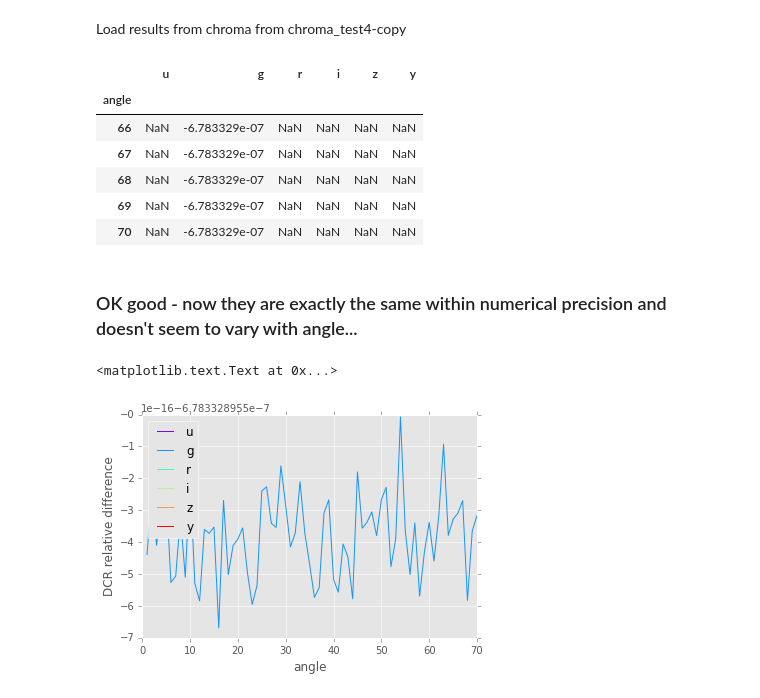
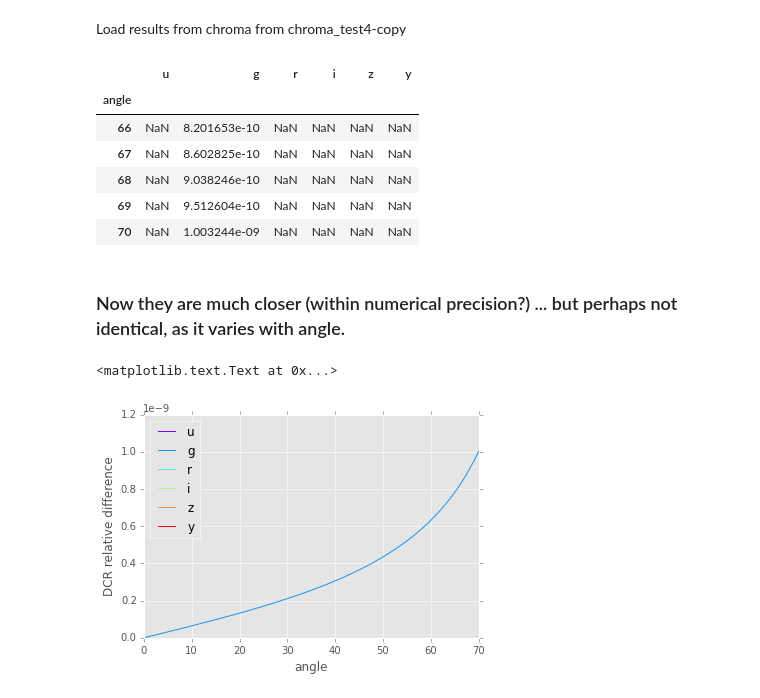
Before and after one commit to isullivan/LSST-DCR, a Jupyter notebook: code/notebooks/chroma_test5-Copy1.ipynb, the cells around one changed output. Saved outputs shown, nothing was run; the diff lists cells and outputs as text; code cells hidden in the pictures.

```diff
--- a/code/notebooks/chroma_test5-Copy1.ipynb
+++ b/code/notebooks/chroma_test5-Copy1.ipynb
@@ -65,7 +65,7 @@ zd1        = np.arccos(1./airmass1) * 180/np.pi
 
 # Extracted from Winter2014 DCR3.py
 def getOffset(wavelen, flux, zd):
-    photons = flux / wavelen   ## convert flux (still in units of fnu) to photons
+    photons = flux #/ wavelen   ## convert flux (still in units of fnu) to photons
     off = refract(wavelen*1.e-3, zd * np.pi / 180.) * 180. / np.pi * 3600. # arcsec
     return np.sum(off * photons) / np.sum(photons)
     ## Try using integration instead (as in chroma):
@@ -94,6 +94,12 @@ plt.plot(star.wavelen, star.flambda)
 [figure]
 # %%
 bps = bpDict.loadTotalBandpassesFromFiles()
+for bp in bps.keys():
+    bpobj = bps[bp]
+    bpobj.phi[bpobj.phi <= 1.e-4] = 0.
+    bpobj.phi[(bpobj.wavelen > bpobj.wavelen_max)] = 0.
+    bpobj.phi[(bpobj.wavelen < bpobj.wavelen_min)] = 0.
+
 waveleng, fnug = star.resampleSED(star.wavelen, star.fnu, wavelen_match=bps['g'].wavelen)
 nphotong = fnug / waveleng
 plt.plot(waveleng, nphotong)
@@ -166,20 +172,20 @@ Load results from chroma from chroma_test4-copy
 # %%
 import pickle
 df_chroma = pickle.load(open("save.p", "rb"))
-sizeme(((df - df_chroma)/df_chroma).tail())
+sizeme((df - df_chroma).tail())
 # %% [output]
 |  | u | g | r | i | z | y |
 | angle |  |  |  |  |  |  |
-| 66 | NaN | -6.783329e-07 | NaN | NaN | NaN | NaN |
-| 67 | NaN | -6.783329e-07 | NaN | NaN | NaN | NaN |
-| 68 | NaN | -6.783329e-07 | NaN | NaN | NaN | NaN |
-| 69 | NaN | -6.783329e-07 | NaN | NaN | NaN | NaN |
-| 70 | NaN | -6.783329e-07 | NaN | NaN | NaN | NaN |
+| 66 | NaN | 8.201653e-10 | NaN | NaN | NaN | NaN |
+| 67 | NaN | 8.602825e-10 | NaN | NaN | NaN | NaN |
+| 68 | NaN | 9.038246e-10 | NaN | NaN | NaN | NaN |
+| 69 | NaN | 9.512604e-10 | NaN | NaN | NaN | NaN |
+| 70 | NaN | 1.003244e-09 | NaN | NaN | NaN | NaN |
-# %% [markdown]
-### OK good - now they are exactly the same within numerical precision and doesn't seem to vary with angle...
+# %% [markdown]
+### Now they are much closer (within numerical precision?) ... but perhaps not identical, as it varies with angle.
 # %%
-ax = ((df - df_chroma)/df_chroma).plot(colormap=cm.rainbow)
+ax = (df - df_chroma).plot(colormap=cm.rainbow)
 ax.set_ylabel('DCR relative difference')
 # %% [output]
 <matplotlib.text.Text at 0x...>
-[figure, old version]
+[figure, new version]
```
Also changed, not shown: parts of 2 cells of this notebook.
